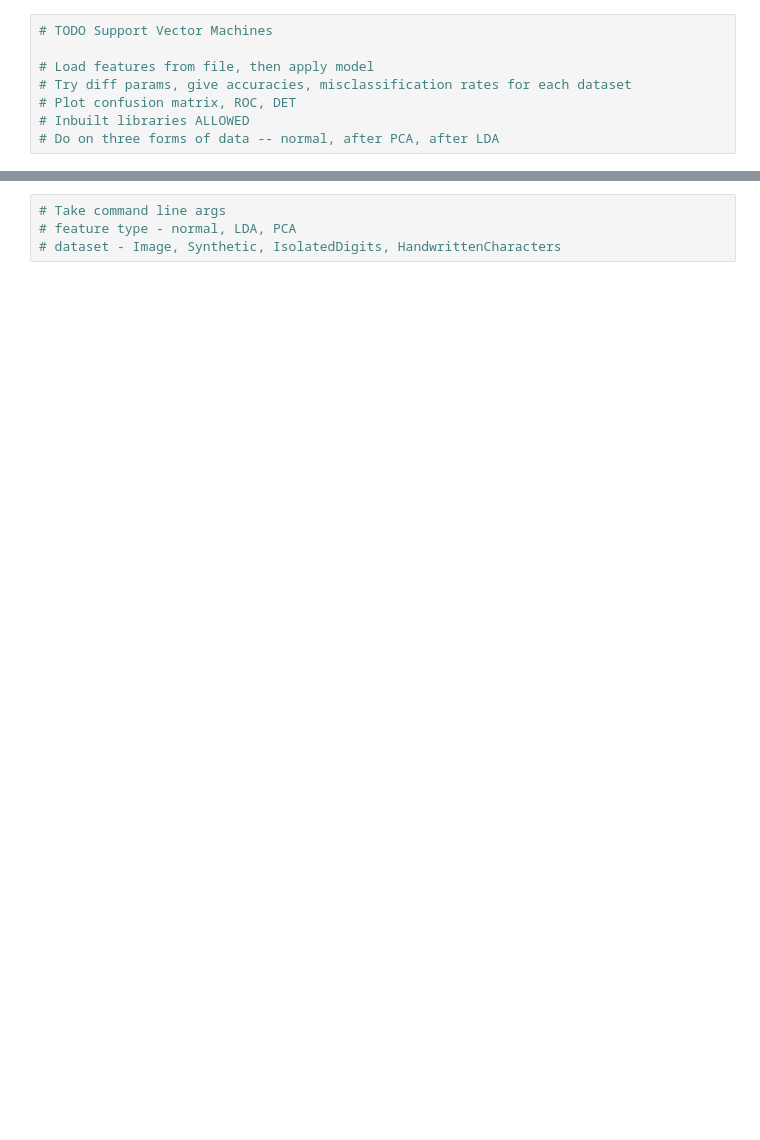
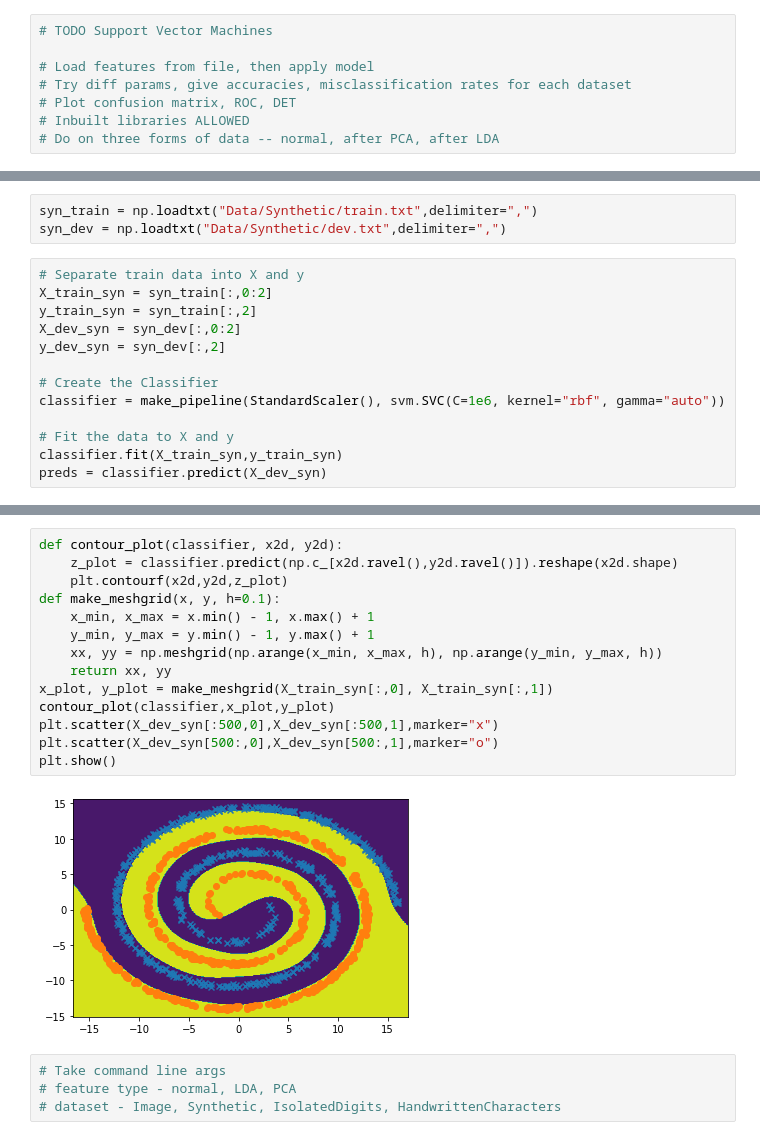
Before and after one commit to nihalgeorge01/CS5691-Submissions, a Jupyter notebook: A4/svm.ipynb, the cells around one changed output, grey strips where cells are left out. Cells and saved outputs as stored; diff of their text form; blank space fills up the shorter version.

Commit message:
SVM working on synthetic data

```diff
--- a/A4/svm.ipynb
+++ b/A4/svm.ipynb
@@ -88,0 +40,16 @@ print(Y)
+# %%
+syn_train = np.loadtxt("Data/Synthetic/train.txt",delimiter=",")
+syn_dev = np.loadtxt("Data/Synthetic/dev.txt",delimiter=",")
+# %%
+# Separate train data into X and y
+X_train_syn = syn_train[:,0:2]
+y_train_syn = syn_train[:,2]
+X_dev_syn = syn_dev[:,0:2]
+y_dev_syn = syn_dev[:,2]
+
+# Create the Classifier
+classifier = make_pipeline(StandardScaler(), svm.SVC(C=1e6, kernel="rbf", gamma="auto"))
+
+# Fit the data to X and y
+classifier.fit(X_train_syn,y_train_syn)
+preds = classifier.predict(X_dev_syn)
@@ -89,3 +68,19 @@ print(Y)
+# %%
+def contour_plot(classifier, x2d, y2d):
+    z_plot = classifier.predict(np.c_[x2d.ravel(),y2d.ravel()]).reshape(x2d.shape)
+    plt.contourf(x2d,y2d,z_plot)
+def make_meshgrid(x, y, h=0.1):
+    x_min, x_max = x.min() - 1, x.max() + 1
+    y_min, y_max = y.min() - 1, y.max() + 1
+    xx, yy = np.meshgrid(np.arange(x_min, x_max, h), np.arange(y_min, y_max, h))
+    return xx, yy
+x_plot, y_plot = make_meshgrid(X_train_syn[:,0], X_train_syn[:,1])
+contour_plot(classifier,x_plot,y_plot)
+plt.scatter(X_dev_syn[:500,0],X_dev_syn[:500,1],marker="x")
+plt.scatter(X_dev_syn[500:,0],X_dev_syn[500:,1],marker="o")
+plt.show()
+# %% [output]
+[figure, added]
 # %%
 # Take command line args
 # feature type - normal, LDA, PCA
```
Also changed, not shown: parts of 9 cells of this notebook, 2 other files.
